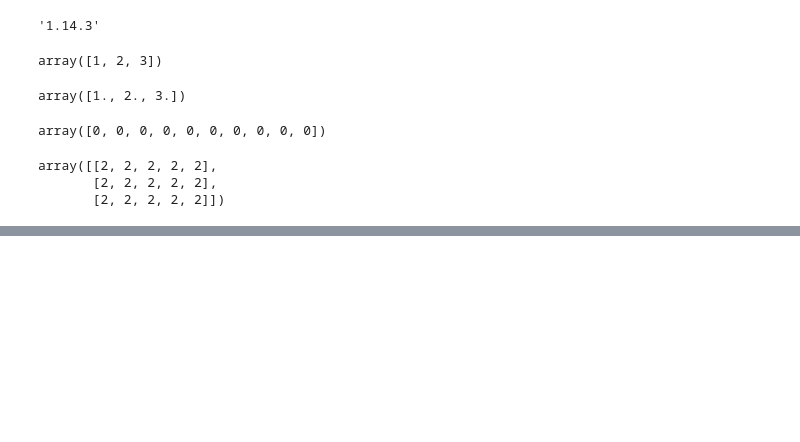
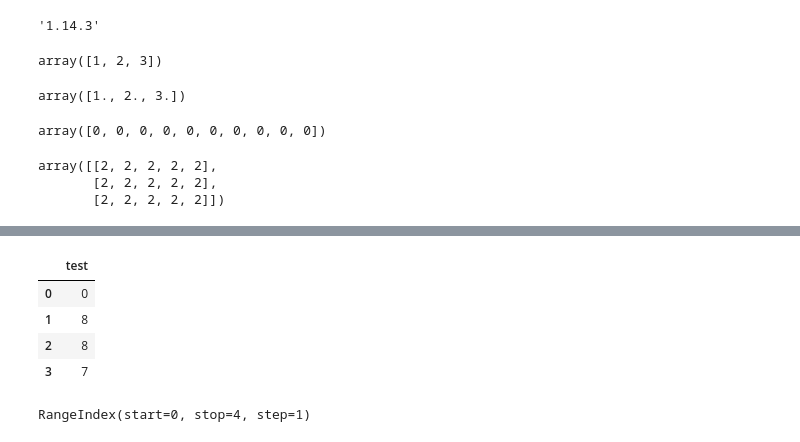
Before and after one commit to pyltsin/ipynb, a Jupyter notebook: PythonDataScienceHandbook-master/exercise/Untitled.ipynb, the cells around one changed output, grey strips where cells are left out. Drawn from its saved outputs; the diff is of its cells as text; code cells hidden in the pictures; blank space fills up the shorter version.

```diff
--- a/PythonDataScienceHandbook-master/exercise/Untitled.ipynb
+++ b/PythonDataScienceHandbook-master/exercise/Untitled.ipynb
@@ -88,0 +274,2 @@ array([[2, 2, 2, 2, 2],
+# %%
+data = pd.Series([0,8,8,7])
@@ -88,0 +304,12 @@ array([[2, 2, 2, 2, 2],
+# %%
+pd.DataFrame(data, columns=['test'])
+# %% [output]
+|  | test |
+| 0 | 0 |
+| 1 | 8 |
+| 2 | 8 |
+| 3 | 7 |
+# %%
+data.keys()
+# %% [output]
+RangeIndex(start=0, stop=4, step=1)
```
Also changed, not shown: parts of 63 cells of this notebook, 8 other files.
